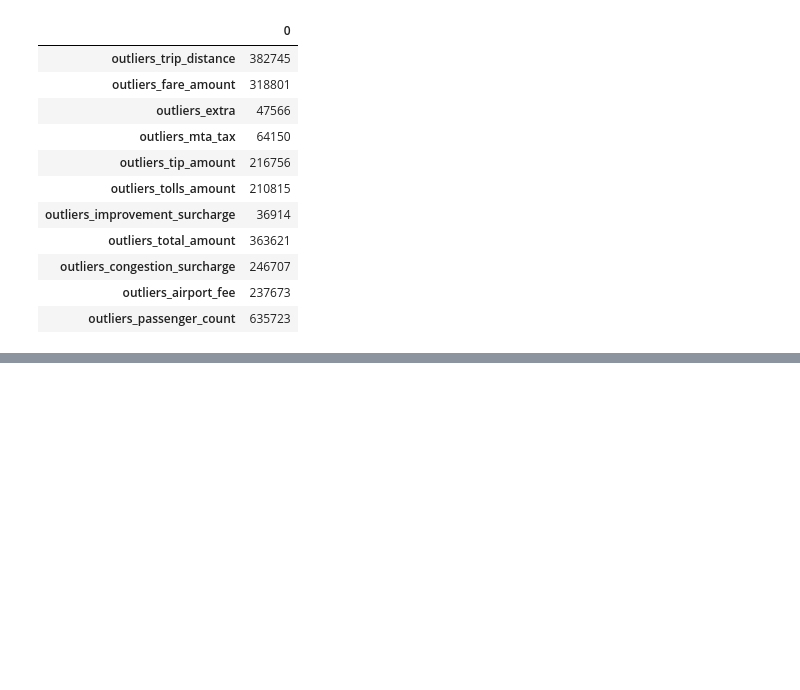
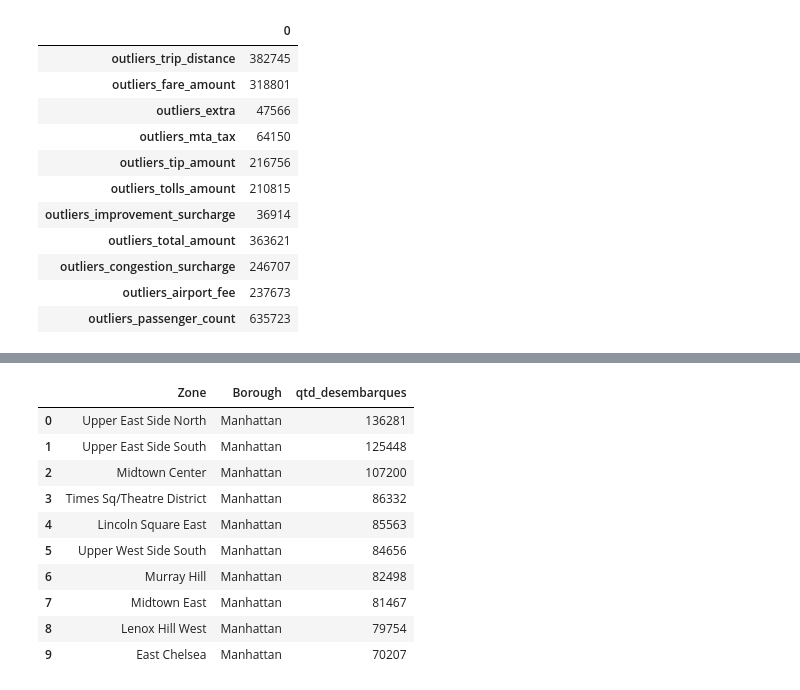
Before and after one commit to JohnnyFRL/led_taxi_elt, a Jupyter notebook: ipynb/elt_nyc_taxi.ipynb, the cells around one changed output, grey strips where cells are left out. Cells and saved outputs as stored; diff of their text form; code cells hidden in the pictures; blank space fills up the shorter version.

```diff
--- a/ipynb/elt_nyc_taxi.ipynb
+++ b/ipynb/elt_nyc_taxi.ipynb
@@ -621,0 +768,24 @@ financeiro e operação, sempre a partir do modelo dimensional.)*
+# %%
+con.execute("""
+    SELECT
+        z.Zone,
+        z.Borough,
+        COUNT(*) AS qtd_desembarques
+    FROM fato_corridas f
+    JOIN dim_localizacao z ON f.DOLocationID = z.LocationID
+    GROUP BY z.Zone, z.Borough
+    ORDER BY qtd_desembarques DESC
+    LIMIT 10
+""").fetchdf()
+# %% [output]
+|  | Zone | Borough | qtd_desembarques |
+| 0 | Upper East Side North | Manhattan | 136281 |
+| 1 | Upper East Side South | Manhattan | 125448 |
+| 2 | Midtown Center | Manhattan | 107200 |
+| 3 | Times Sq/Theatre District | Manhattan | 86332 |
+| 4 | Lincoln Square East | Manhattan | 85563 |
+| 5 | Upper West Side South | Manhattan | 84656 |
+| 6 | Murray Hill | Manhattan | 82498 |
+| 7 | Midtown East | Manhattan | 81467 |
+| 8 | Lenox Hill West | Manhattan | 79754 |
+| 9 | East Chelsea | Manhattan | 70207 |
```
Also changed, not shown: parts of 33 cells of this notebook.
